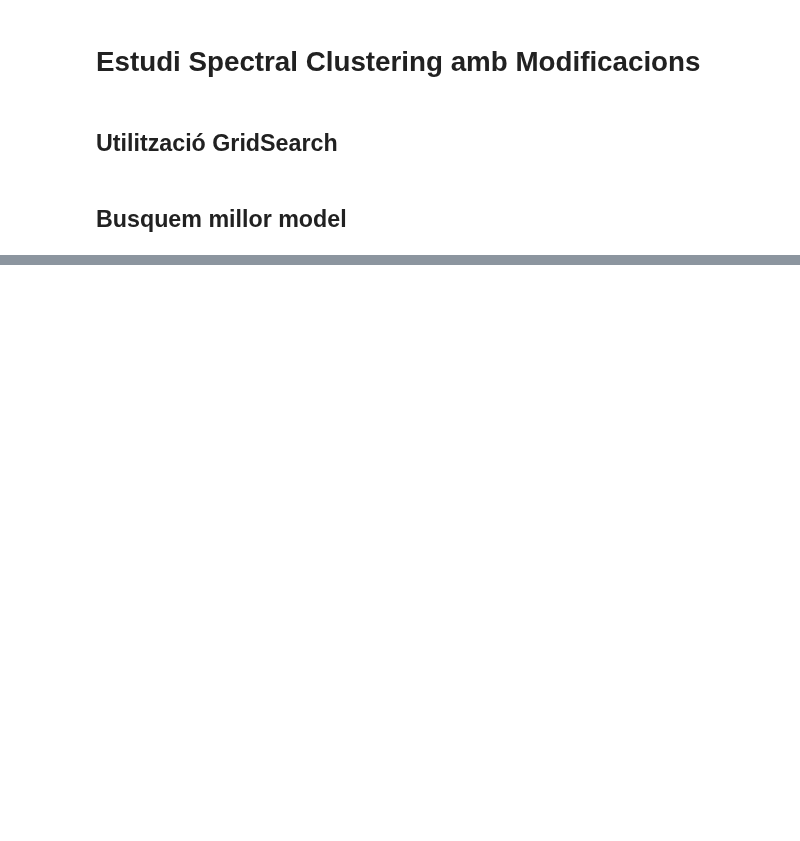
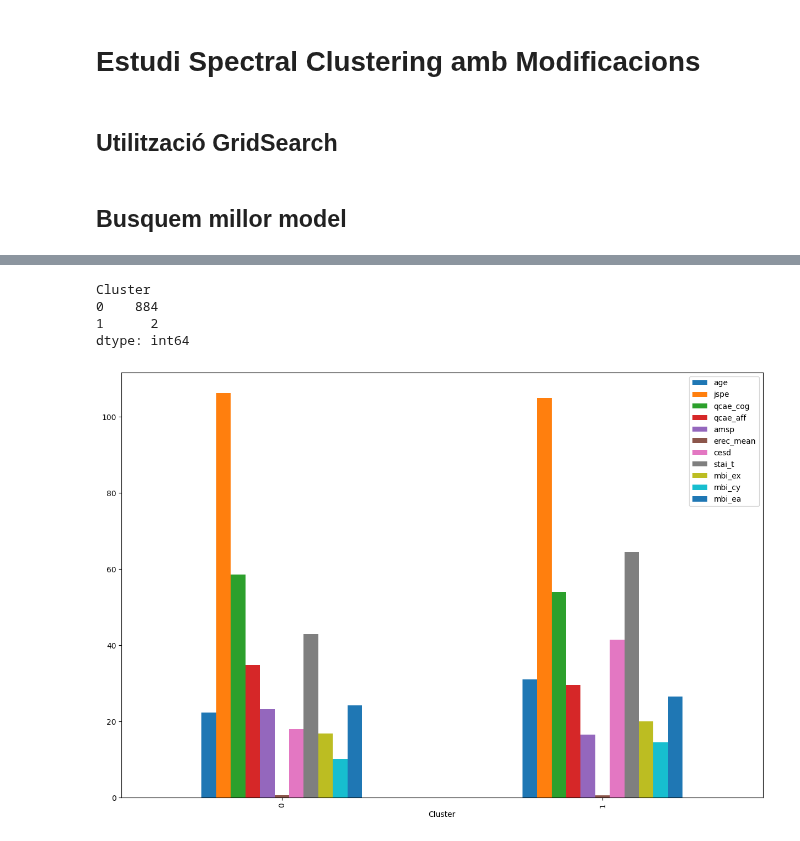
Before and after one commit to DCC-UAB/ACproject-07, a Jupyter notebook: codi/SpectralClusteringModificat.ipynb, the cells around one changed output, grey strips where cells are left out. Cells and saved outputs as stored; diff of their text form; code cells hidden in the pictures; blank space fills up the shorter version.

```diff
--- a/codi/SpectralClusteringModificat.ipynb
+++ b/codi/SpectralClusteringModificat.ipynb
@@ -89,0 +132,7 @@ Mejores Parámetros: {'affinity': 'nearest_neighbors', 'n_clusters': 2}
+# %%
+# Calcular las propiedades de cada cluster (media de las variables)
+cluster_grouped = df_clustered.groupby('Cluster')
+cluster_properties = cluster_grouped.mean()
+
+# Imprimir las propiedades de cada cluster
+print(cluster_properties)
@@ -89,0 +149,13 @@ Mejores Parámetros: {'affinity': 'nearest_neighbors', 'n_clusters': 2}
+# %%
+# Getting the number of patients in each cluster
+cluster_grouped.size()
+# %% [output]
+Cluster
+0    884
+1      2
+dtype: int64
+# %%
+cluster_properties.plot(kind='bar', figsize=(15, 10))
+plt.show()
+# %% [output]
+[figure, added]
```
Also changed, not shown: parts of 32 cells of this notebook, 1 other file.
